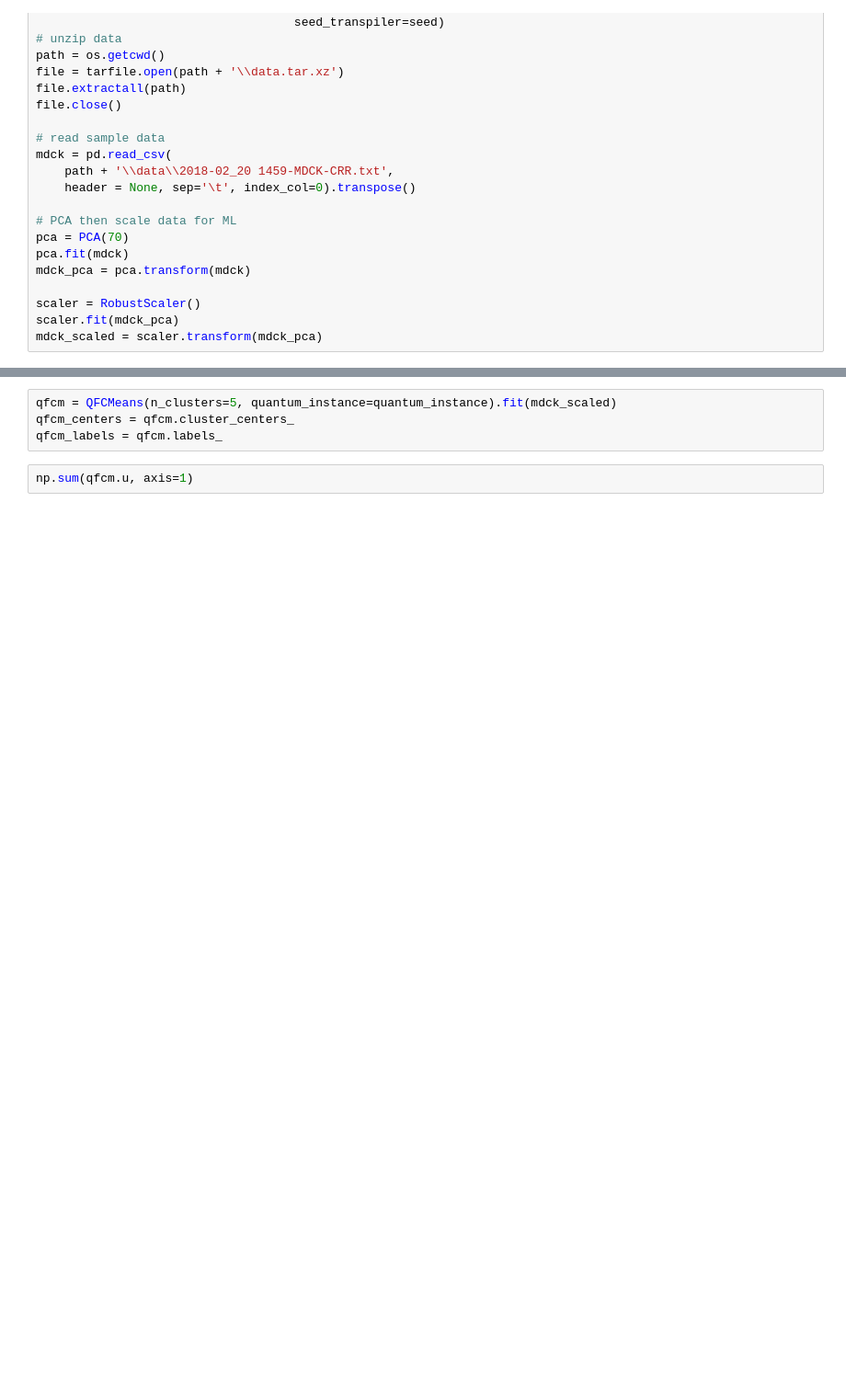
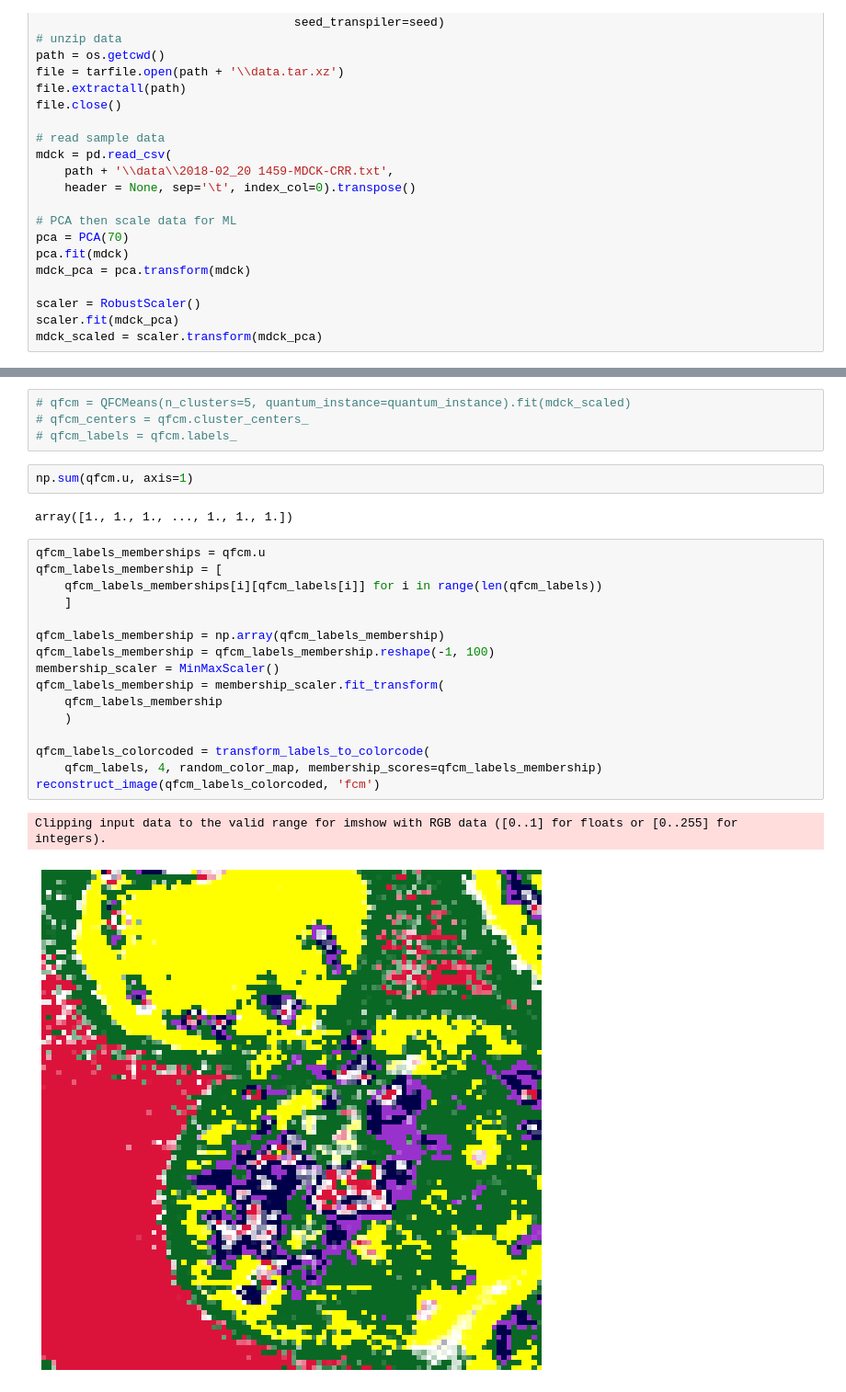
Before and after one commit to zsofiak96/quantum-clustering, a Jupyter notebook: run_tests.ipynb, the cells around one changed output, grey strips where cells are left out. Shown at 92% size. Drawn from its saved outputs; the diff is of its cells as text; blank space fills up the shorter version.

```diff
--- a/run_tests.ipynb
+++ b/run_tests.ipynb
@@ -112,6 +119,27 @@ reconstruct_image(qkmeans_labels_colorcoded, 'kmeans')
 # %%
-qfcm = QFCMeans(n_clusters=5, quantum_instance=quantum_instance).fit(mdck_scaled)
-qfcm_centers = qfcm.cluster_centers_
-qfcm_labels = qfcm.labels_
+# qfcm = QFCMeans(n_clusters=5, quantum_instance=quantum_instance).fit(mdck_scaled)
+# qfcm_centers = qfcm.cluster_centers_
+# qfcm_labels = qfcm.labels_
 # %%
 np.sum(qfcm.u, axis=1)
+# %% [output]
+array([1., 1., 1., ..., 1., 1., 1.])
+# %%
+qfcm_labels_memberships = qfcm.u
+qfcm_labels_membership = [
+    qfcm_labels_memberships[i][qfcm_labels[i]] for i in range(len(qfcm_labels))
+    ]
+
+qfcm_labels_membership = np.array(qfcm_labels_membership)
+qfcm_labels_membership = qfcm_labels_membership.reshape(-1, 100)
+membership_scaler = MinMaxScaler()
+qfcm_labels_membership = membership_scaler.fit_transform(
+    qfcm_labels_membership
+    )
+
+qfcm_labels_colorcoded = transform_labels_to_colorcode(
+    qfcm_labels, 4, random_color_map, membership_scores=qfcm_labels_membership)
+reconstruct_image(qfcm_labels_colorcoded, 'fcm')
+# %% [output]
+Clipping input data to the valid range for imshow with RGB data ([0..1] for floats or [0..255] for integers).
+[figure, added]
```
Also changed, not shown: parts of 4 cells of this notebook, 2 other files.
